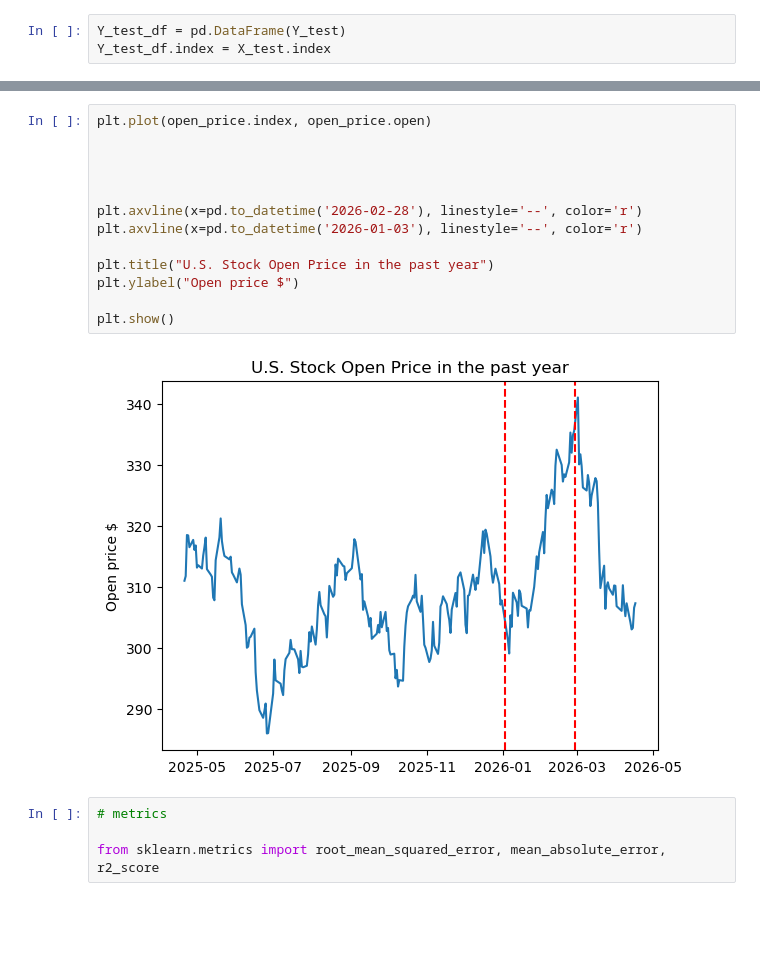
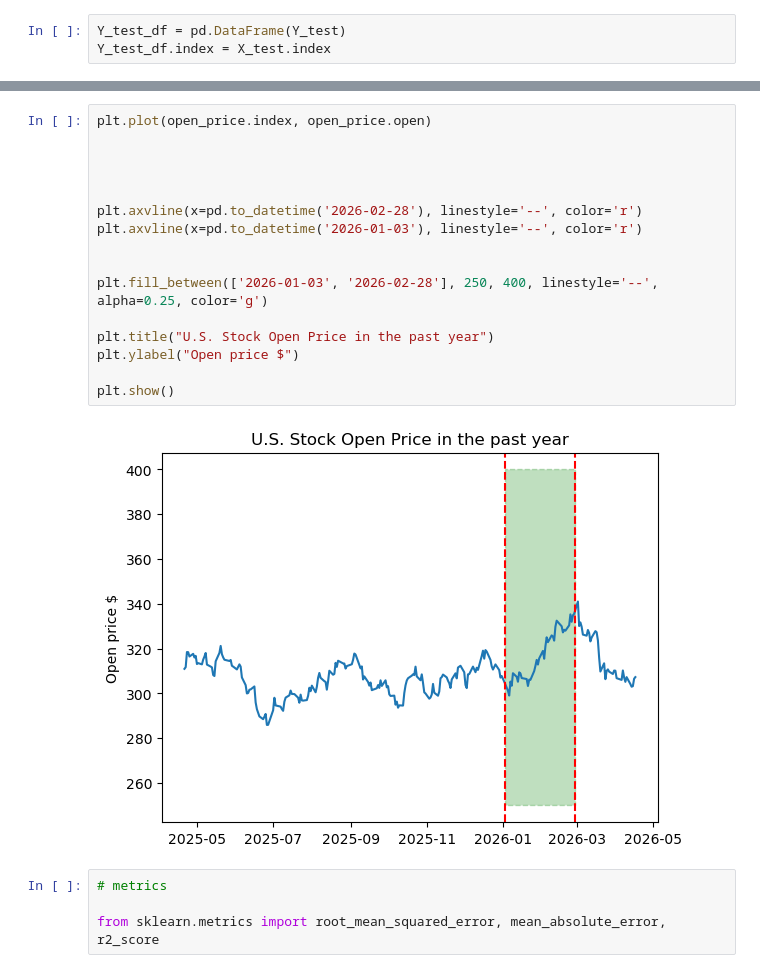
Before and after one commit to Thomas-Nguyen12/NewsApplication, a Jupyter notebook: notebooks/time_series_analysis.ipynb, the cells around one changed output, grey strips where cells are left out. Saved outputs shown, nothing was run; the diff lists cells and outputs as text; blank space fills up the shorter version.

```diff
--- a/notebooks/time_series_analysis.ipynb
+++ b/notebooks/time_series_analysis.ipynb
@@ -957,18 +941,21 @@ plt.legend(['actual', 'prediction'])
 # %%
 plt.plot(open_price.index, open_price.open)
 
 
 
 
 plt.axvline(x=pd.to_datetime('2026-02-28'), linestyle='--', color='r')
 plt.axvline(x=pd.to_datetime('2026-01-03'), linestyle='--', color='r')
 
+
+plt.fill_between(['2026-01-03', '2026-02-28'], 250, 400, linestyle='--', alpha=0.25, color='g')
+
 plt.title("U.S. Stock Open Price in the past year")
 plt.ylabel("Open price $")
 
 plt.show()
 # %% [output]
-[figure, old version]
+[figure, new version]
 # %%
 # metrics
 
```
Also changed, not shown: parts of 26 cells of this notebook, 1 other file.
